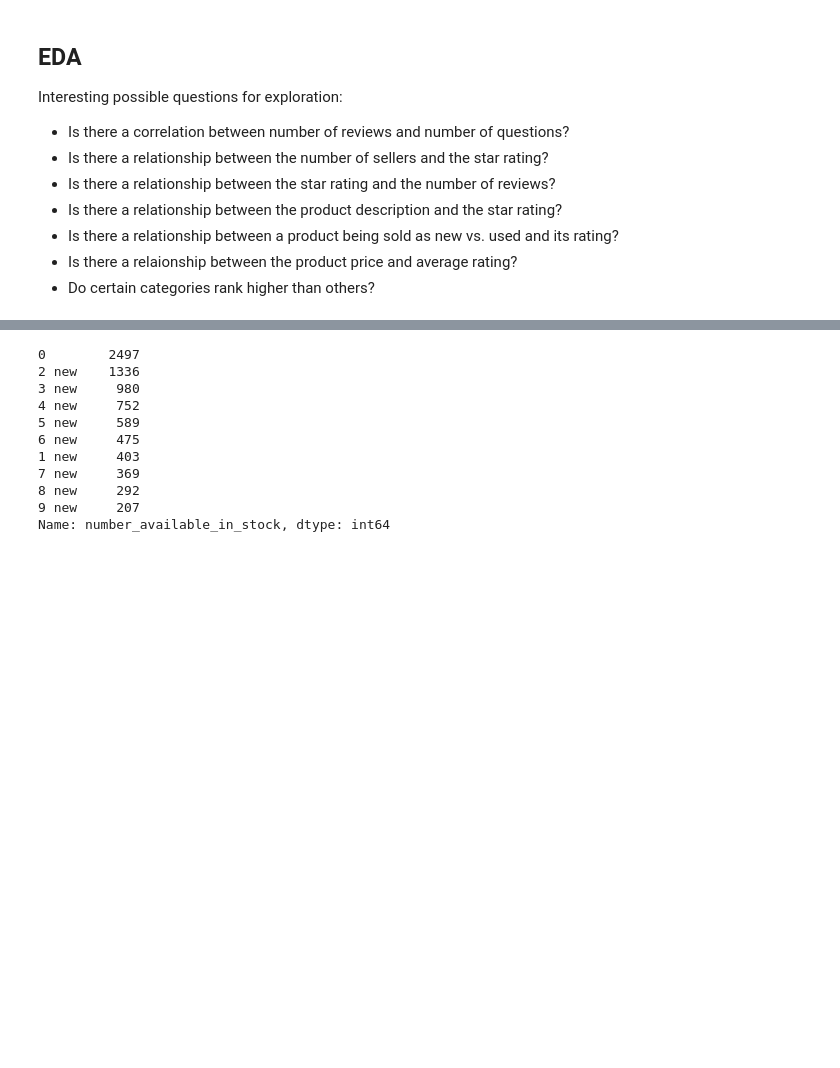
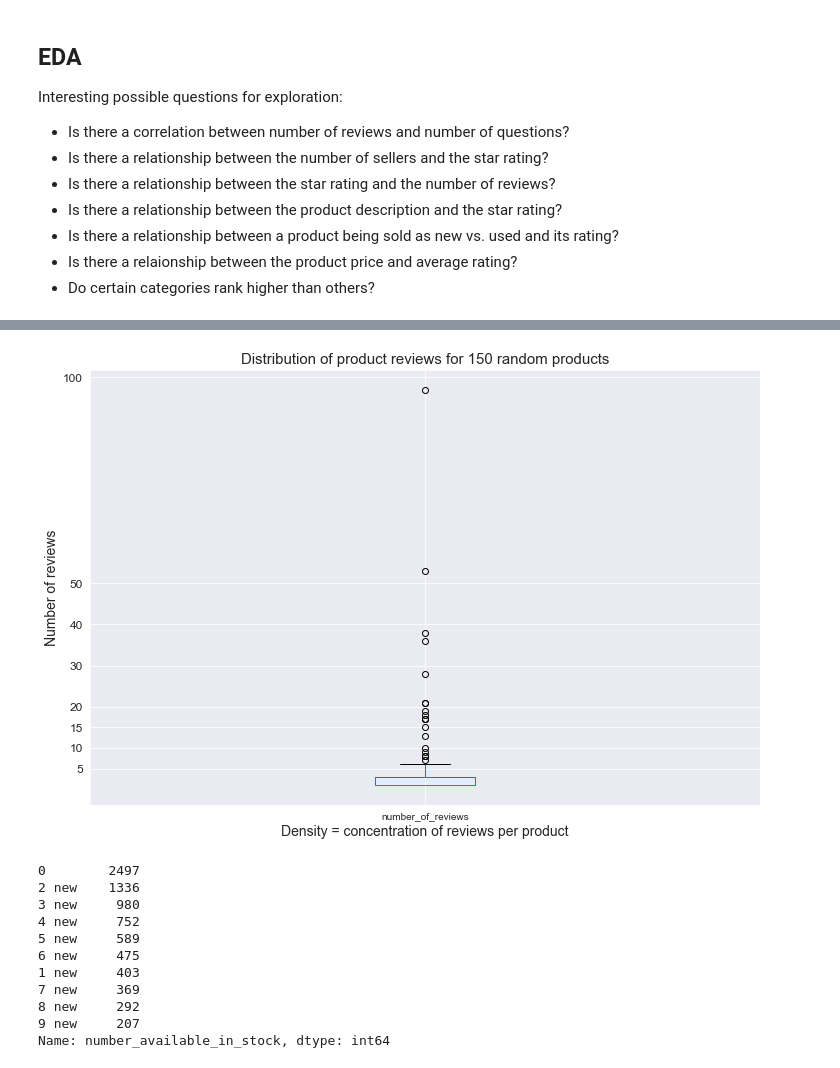
Before and after one commit to cotica/capstone, a Jupyter notebook: code/Amazon-order-history-EDA.ipynb, the cells around one changed output, grey strips where cells are left out. Drawn from its saved outputs; the diff is of its cells as text; code cells hidden in the pictures; blank space fills up the shorter version.

```diff
--- a/code/Amazon-order-history-EDA.ipynb
+++ b/code/Amazon-order-history-EDA.ipynb
@@ -288,0 +299,10 @@ Name: number_of_reviews, Length: 194, dtype: int64
+# %%
+plt.figure(figsize=(12,8))
+plt.title('Distribution of product reviews for 150 random products', size=15)
+plt.yticks([5, 10, 15, 20, 30, 40, 50, 100], size = 12)
+plt.ylabel('Number of reviews', size=14)
+plt.xlabel('Density = concentration of reviews per product', size=14)
+ecom['number_of_reviews'][:150].plot(kind='box');
+plt.savefig('../assets/concentration_reviews.jpg')
+# %% [output]
+[figure, added]
```
Also changed, not shown: parts of 17 cells of this notebook, 3 other files.
